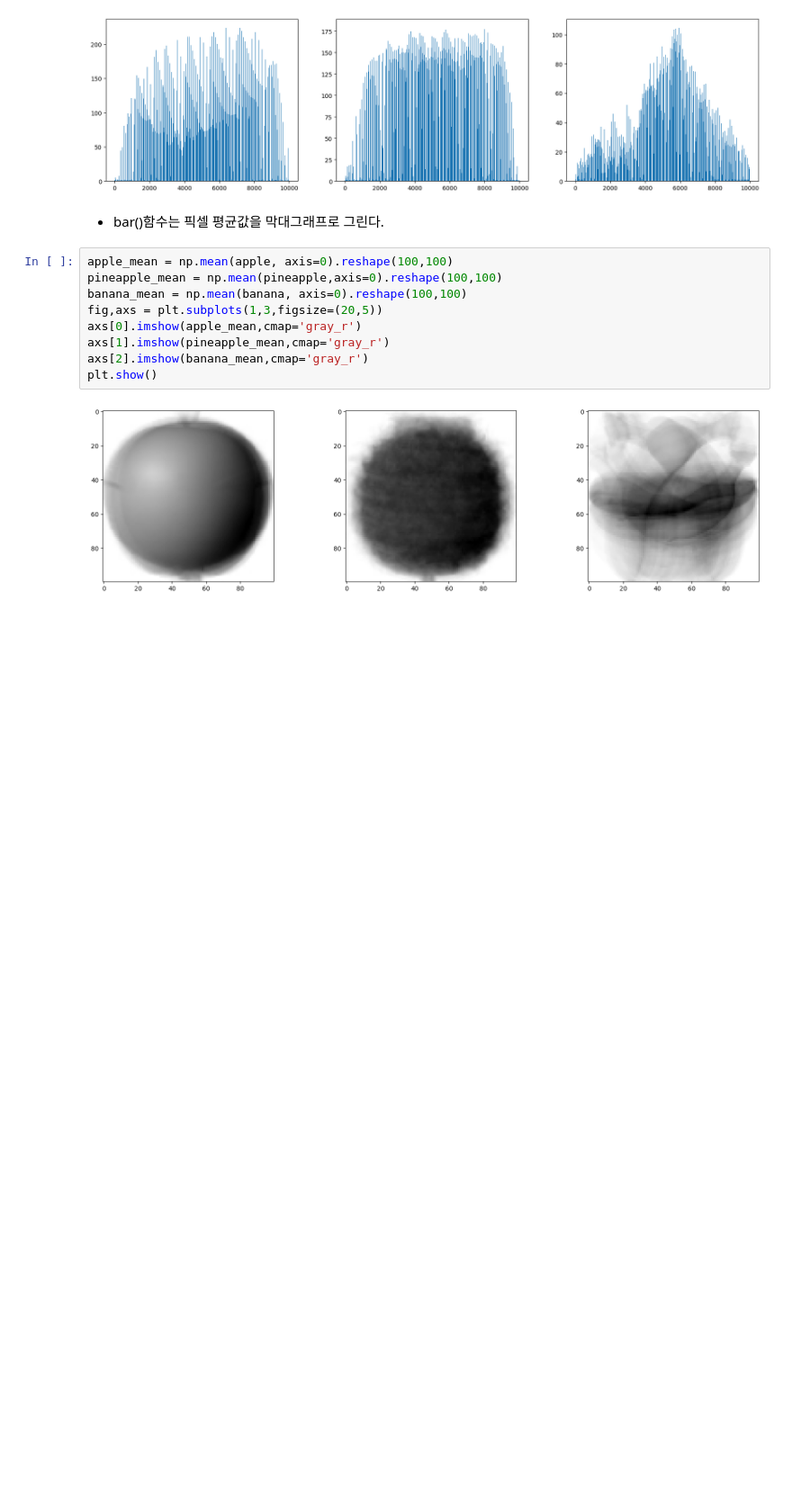
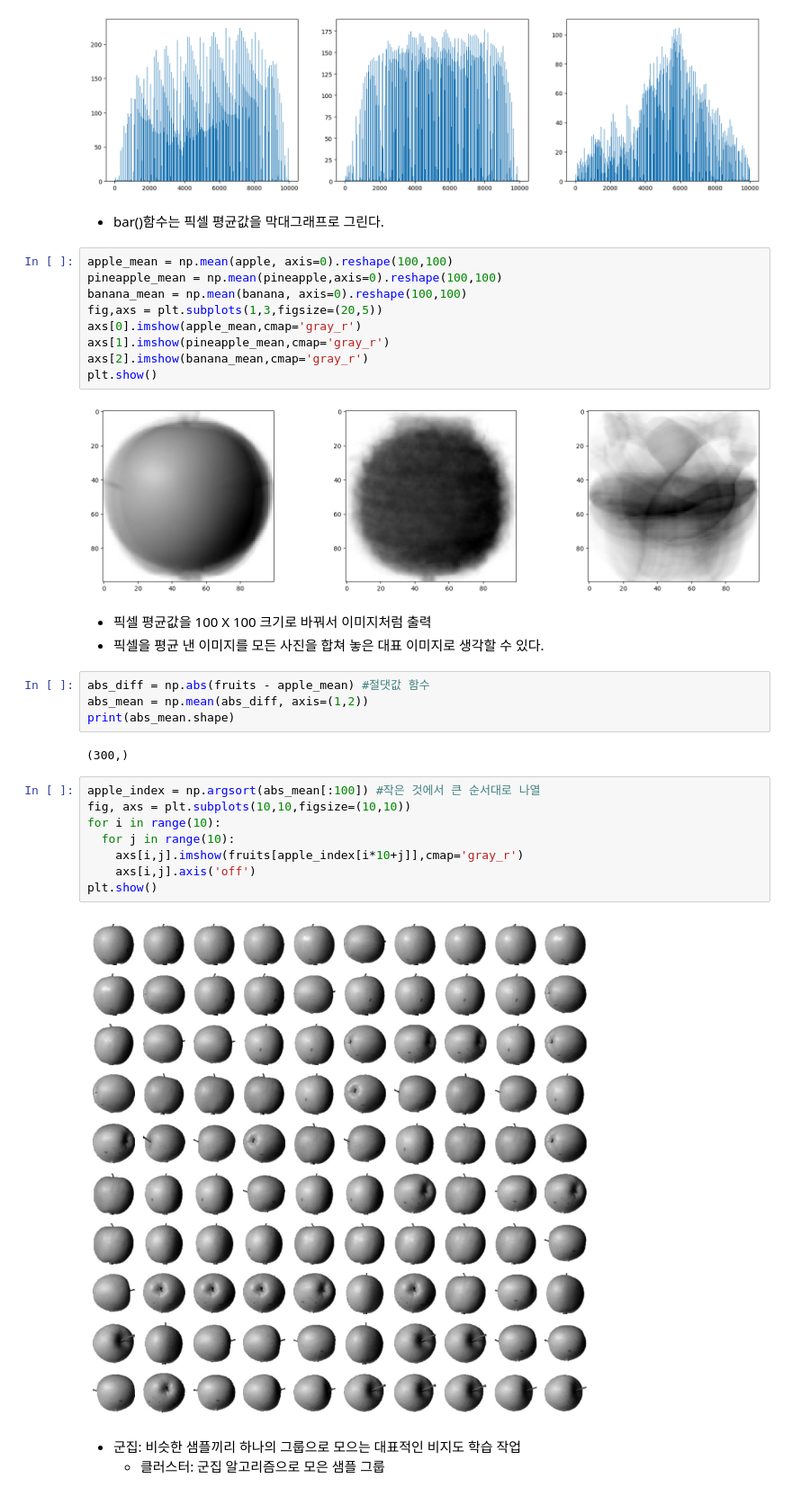
Before and after one commit to tndus628/-, a Jupyter notebook: 6. 비지도 학습.ipynb, the cells around one changed output. Shown: that part at 90% size. Saved outputs shown, nothing was run; the diff lists cells and outputs as text; blank space fills up the shorter version.

```diff
--- a/6. 비지도 학습.ipynb
+++ b/6. 비지도 학습.ipynb
@@ -140,3 +140,25 @@ axs[2].imshow(banana_mean,cmap='gray_r')
 plt.show()
 # %% [output]
 [figure]
+# %% [markdown]
+- 픽셀 평균값을 100 X 100 크기로 바꿔서 이미지처럼 출력
+- 픽셀을 평균 낸 이미지를 모든 사진을 합쳐 놓은 대표 이미지로 생각할 수 있다.
+# %%
+abs_diff = np.abs(fruits - apple_mean) #절댓값 함수
+abs_mean = np.mean(abs_diff, axis=(1,2))
+print(abs_mean.shape)
+# %% [output]
+(300,)
+# %%
+apple_index = np.argsort(abs_mean[:100]) #작은 것에서 큰 순서대로 나열
+fig, axs = plt.subplots(10,10,figsize=(10,10))
+for i in range(10):
+  for j in range(10):
+    axs[i,j].imshow(fruits[apple_index[i*10+j]],cmap='gray_r')
+    axs[i,j].axis('off')
+plt.show()
+# %% [output]
+[figure, added]
+# %% [markdown]
+- 군집: 비슷한 샘플끼리 하나의 그룹으로 모으는 대표적인 비지도 학습 작업
+  - 클러스터: 군집 알고리즘으로 모은 샘플 그룹
```
Also changed, not shown: parts of 3 cells of this notebook.
